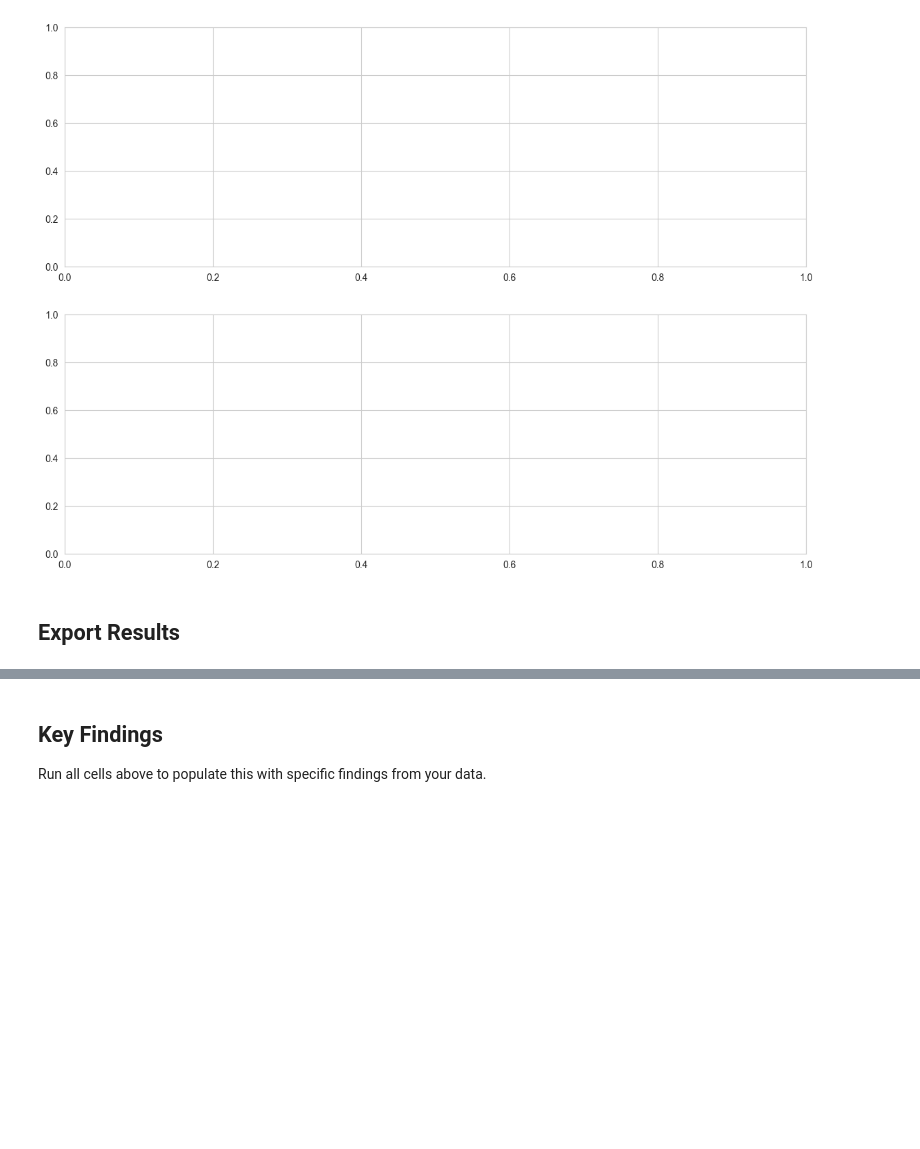
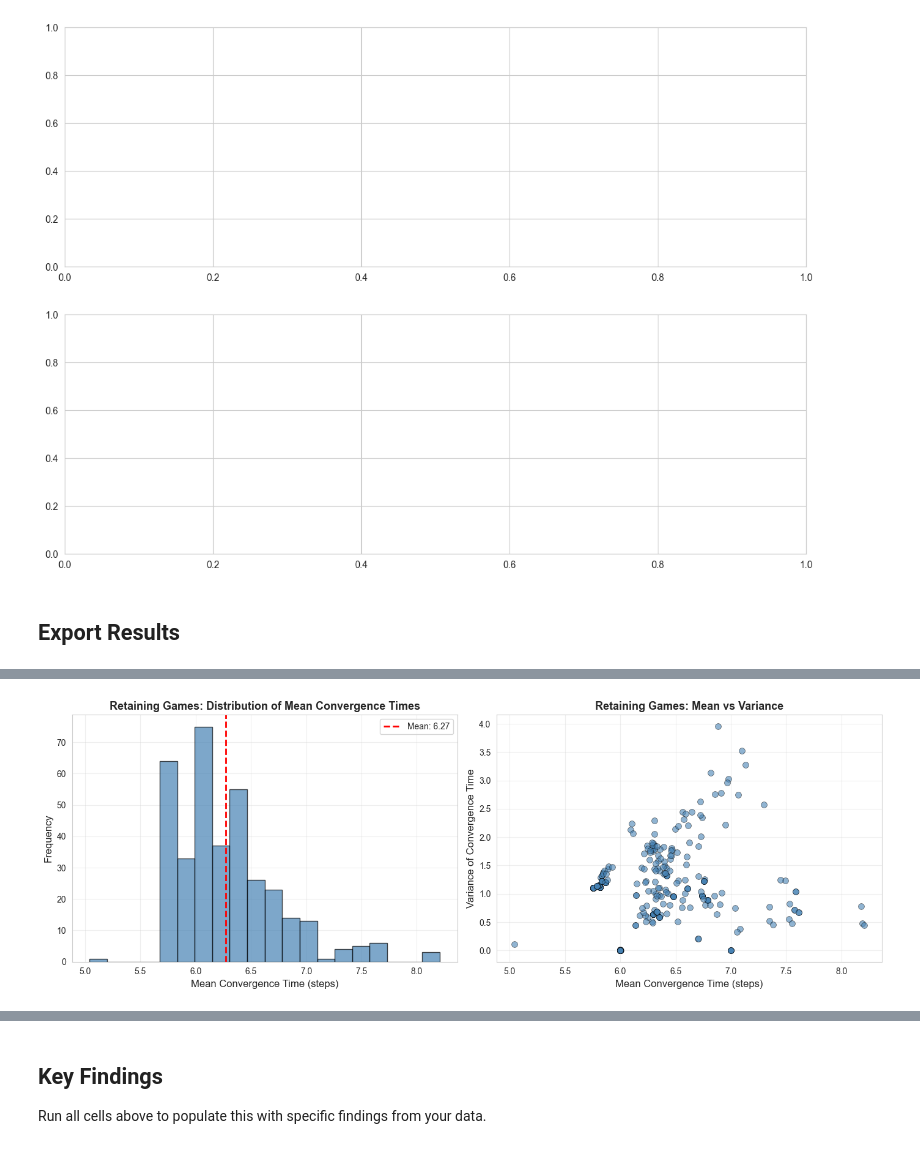
Before and after one commit to ethancharles02/colonel_blotto, a Jupyter notebook: convergence_analysis.ipynb, the cells around one changed output, grey strips where cells are left out. Saved outputs shown, nothing was run; the diff lists cells and outputs as text; code cells hidden in the pictures; blank space fills up the shorter version.

```diff
--- a/convergence_analysis.ipynb
+++ b/convergence_analysis.ipynb
@@ -531,0 +692,20 @@ print(f"Summary statistics saved to: {summary_file}")
+# %%
+# Analyze retaining game files
+print("Analyzing convergence for retaining games...")
+retaining_results = []
+
+for i, filepath in enumerate(retaining_csv_files):
+    if (i + 1) % 5 == 0:
+        print(f"  Processed {i + 1}/{len(retaining_csv_files)} files...")
+
+    try:
+        result = analyze_convergence_for_file(filepath)
+        retaining_results.append(result)
+    except Exception as e:
+        print(f"  Error processing {filepath.name}: {e}")
+
+print(f"\nCompleted analysis of {len(retaining_results)} retaining game files")
+
+# Create results dataframe
+retaining_results_df = pd.DataFrame(retaining_results)
+retaining_results_df.head(10)
@@ -531,0 +892,29 @@ print(f"Summary statistics saved to: {summary_file}")
+# %%
+# Retaining games visualizations
+fig, axes = plt.subplots(1, 2, figsize=(14, 5))
+
+# Plot 1: Distribution of mean convergence times
+axes[0].hist(retaining_results_df['mean_convergence_time'].dropna(), bins=20, alpha=0.7,
+             edgecolor='black', color='steelblue')
+axes[0].axvline(retaining_results_df['mean_convergence_time'].mean(), color='red', linestyle='--',
+                linewidth=2, label=f'Mean: {retaining_results_df["mean_convergence_time"].mean():.2f}')
+axes[0].set_xlabel('Mean Convergence Time (steps)', fontsize=12)
+axes[0].set_ylabel('Frequency', fontsize=12)
+axes[0].set_title('Retaining Games: Distribution of Mean Convergence Times', fontsize=13, fontweight='bold')
+axes[0].legend()
+axes[0].grid(True, alpha=0.3)
+
+# Plot 2: Mean vs Variance scatter plot
+subset = retaining_results_df.dropna(subset=['mean_convergence_time', 'variance_convergence_time'])
+axes[1].scatter(subset['mean_convergence_time'], subset['variance_convergence_time'],
+                alpha=0.6, s=50, edgecolors='black', linewidth=0.5, color='steelblue')
+axes[1].set_xlabel('Mean Convergence Time (steps)', fontsize=12)
+axes[1].set_ylabel('Variance of Convergence Time', fontsize=12)
+axes[1].set_title('Retaining Games: Mean vs Variance', fontsize=13, fontweight='bold')
+axes[1].grid(True, alpha=0.3)
+
+plt.tight_layout()
+plt.savefig('plots/retaining_convergence_analysis.png', dpi=300, bbox_inches='tight')
+plt.show()
+# %% [output]
+[figure, added]
```
Also changed, not shown: parts of 21 cells of this notebook, 8 other files.
